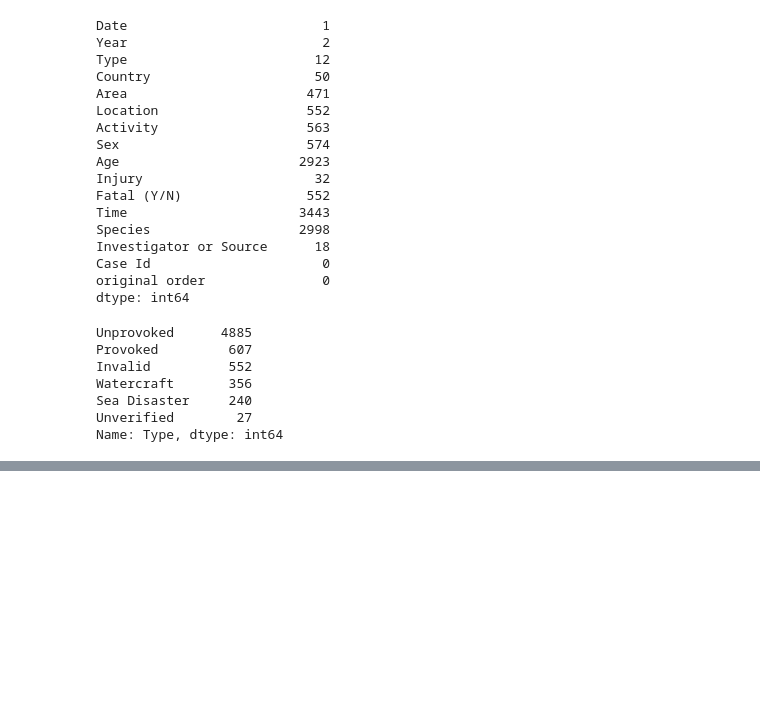
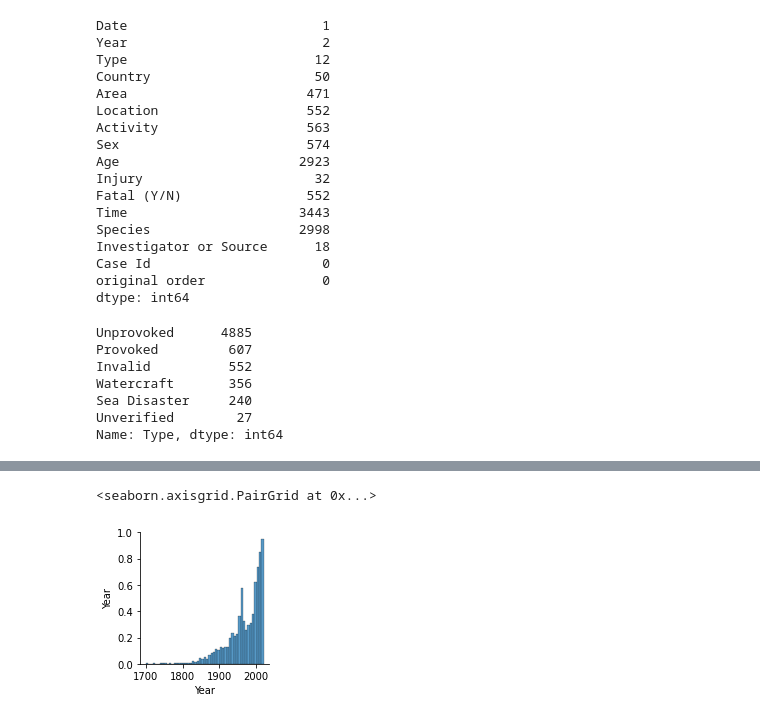
Before and after one commit to janaeam/Global-Shark-Attacks, a Jupyter notebook: Shark_Attack_Data.ipynb, the cells around one changed output, grey strips where cells are left out. Drawn from its saved outputs; the diff is of its cells as text; code cells hidden in the pictures; blank space fills up the shorter version.

```diff
--- a/Shark_Attack_Data.ipynb
+++ b/Shark_Attack_Data.ipynb
@@ -332,0 +1176,2 @@ sharks['original order'].count()
+# %%
+sharks_df['Time'] = sharks_df['Time'].fillna('Unspecified')
@@ -332,0 +1197,2 @@ sharks['original order'].count()
+# %%
+sharks_df['Age'] = sharks_df['Age'].fillna(0)
@@ -332,0 +1218,18 @@ sharks['original order'].count()
+# %%
+sharks_df.loc[sharks_df.index == 325, 'Age'] = 17
+sharks_df.loc[sharks_df.index == 1673, 'Age'] = 18
+sharks_df.loc[sharks_df.index == 1785, 'Age'] = 12
+sharks_df.loc[sharks_df.index == 2093, 'Age'] = 8
+sharks_df.loc[sharks_df.index == 2230, 'Age'] = 30
+sharks_df.loc[sharks_df.index == 2298, 'Age'] = 33
+sharks_df.loc[sharks_df.index == 3541, 'Age'] = 21
+sharks_df.loc[sharks_df.index == 4290, 'Age'] = 25
+sharks_df.loc[sharks_df.index == 4432, 'Age'] = 13
+sharks_df.loc[sharks_df.index == 4849, 'Age'] = 7
+sharks_df.loc[sharks_df.index == 4989, 'Age'] = 8
+sharks_df.loc[sharks_df.index == 5178, 'Age'] = 9
+sharks_df.loc[sharks_df.index == 5672, 'Age'] = 10
+sharks_df.loc[sharks_df.index == 5843, 'Age'] = 31
+sharks_df.loc[sharks_df.index == 6425, 'Age'] = 7
+sharks_df.loc[sharks_df.index == 6630, 'Age'] = 13
+sharks_df.loc[sharks_df.index == 49, 'Age'] = 45
@@ -332,0 +1256,2 @@ sharks['original order'].count()
+# %%
+sharks_df['Age'] = sharks_df['Age'].replace('s', '')
@@ -332,0 +1288,7 @@ sharks['original order'].count()
+# %%
+import seaborn as sns
+
+sns.pairplot(data= sharks_df)
+# %% [output]
+<seaborn.axisgrid.PairGrid at 0x...>
+[figure, added]
```
Also changed, not shown: parts of 147 cells of this notebook.
